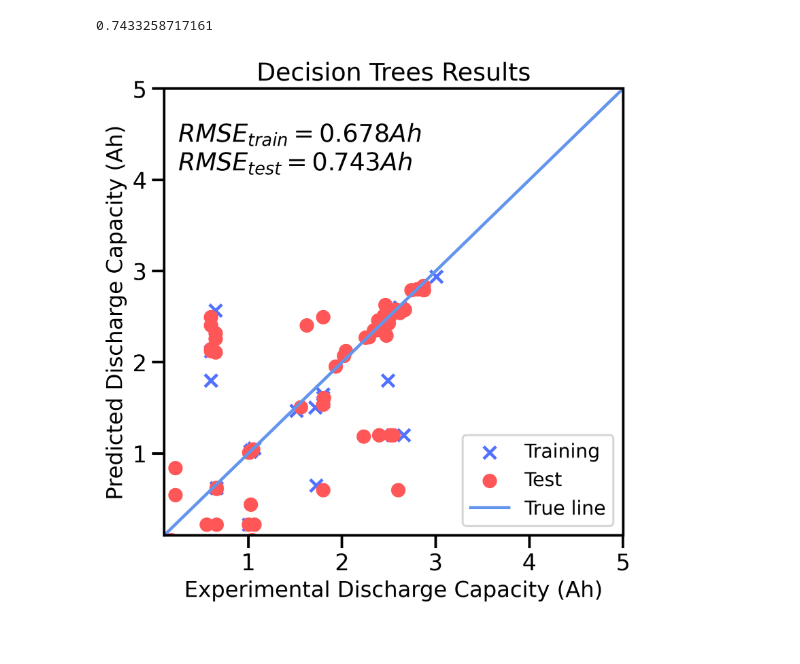
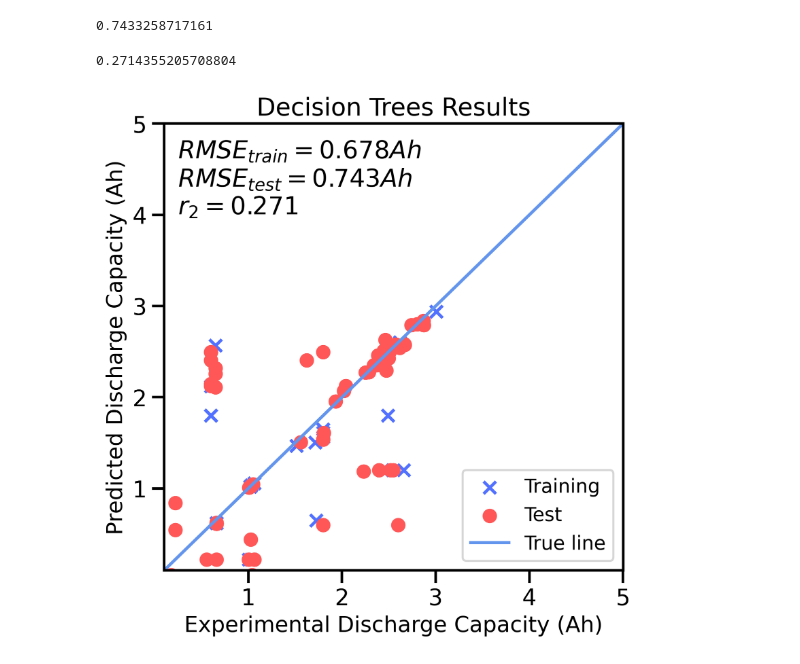
Before and after one commit to SZ-Jasper/SELEC, a Jupyter notebook: supplementary/Decision_Trees_Regression.ipynb, the cells around one changed output. Drawn from its saved outputs; the diff is of its cells as text; code cells hidden in the pictures.

```diff
--- a/supplementary/Decision_Trees_Regression.ipynb
+++ b/supplementary/Decision_Trees_Regression.ipynb
@@ -160,21 +161,25 @@ RMSE = np.sqrt(mse)
 RMSE
 # %% [output]
 0.7433258717161
+# %%
+r2_score(y_predict, y_test)
+# %% [output]
+0.2714355205708804
 # %%
 sns.set_context('talk')
 figure(figsize=(6, 6), dpi=300)
 
 plt.axis([0.1,5,0.1,5])
 plt.scatter(x = y_validate, y = y_train_predicted, marker = 'x', c='#5271FF',label='Training')
 plt.scatter(x = y_test, y = y_predict, c='#FF5757',label='Test')
 plt.plot([0,5],[0,5],label ='True line',c='cornflowerblue')
 plt.legend(loc='lower right', fontsize = 14)
 plt.title(label='Decision Trees Results')
 
 plt.xlabel(r'Experimental Discharge Capacity (Ah)',fontsize = 16)
 plt.ylabel(r'Predicted Discharge Capacity (Ah)',fontsize = 16)
-plt.text(0.25, 3.8, r'$RMSE_{train}=0.678Ah$'+'\n'+r'$RMSE_{test}=0.743Ah$' +"\n")
+plt.text(0.25, 3.7, r'$RMSE_{train}=0.678Ah$'+'\n'+r'$RMSE_{test}=0.743Ah$' +'\n'+ r'$r_{2}=0.271$' +"\n")
 #plt.savefig('DecissionTrees-Predicted-vs-test.png',dpi=600)
 plt.show()
 # %% [output]
-[figure, old version]
+[figure, new version]
```
Also changed, not shown: parts of 2 cells of this notebook, 6 other files.
